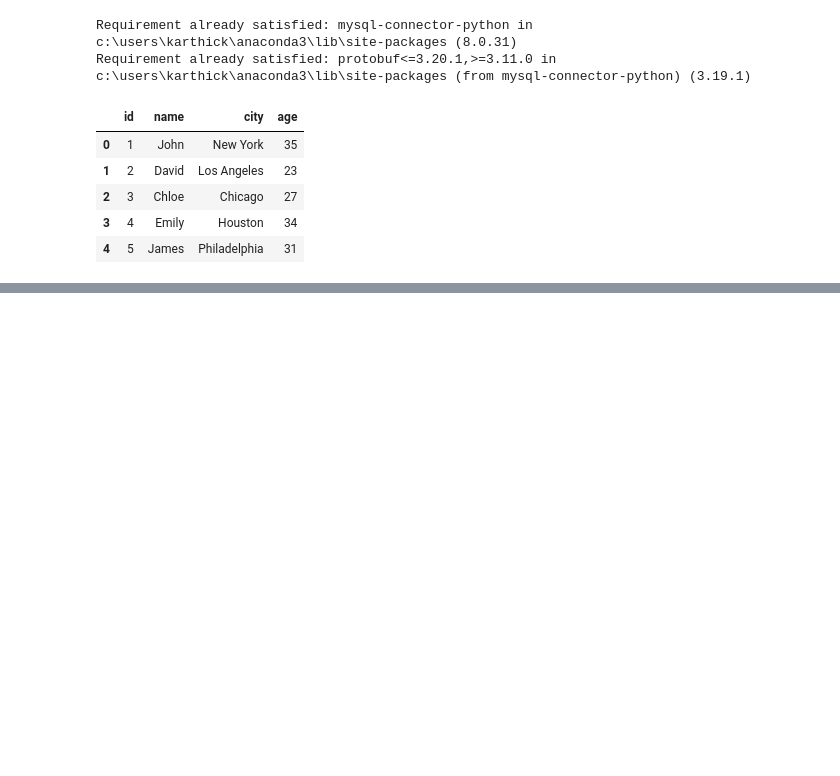
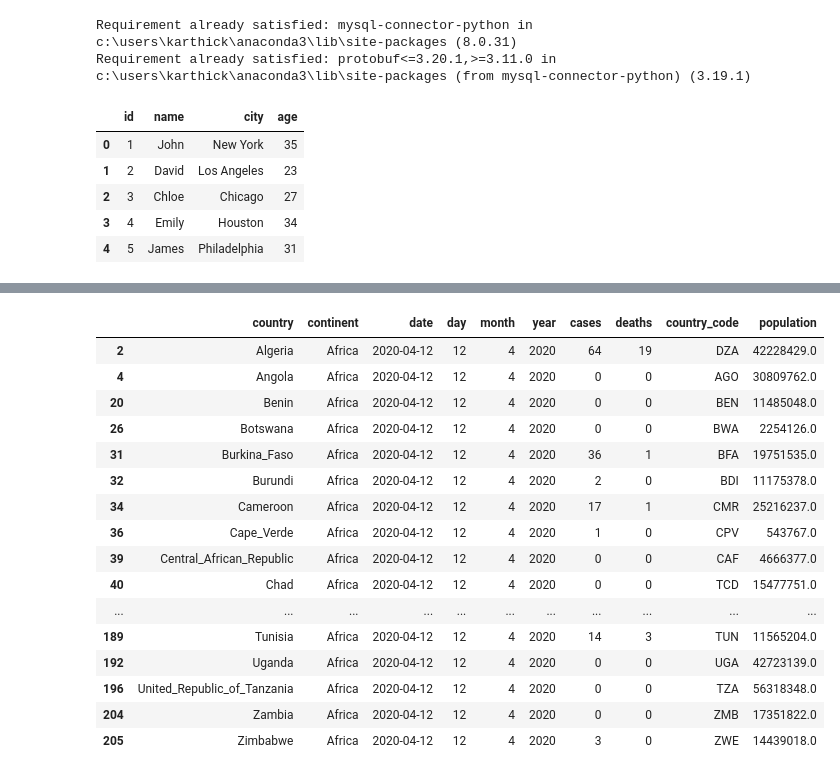
Before and after one commit to Edubridge-karthik/EXL-CHENNAI---8410-and-PUNE-8414-DA--Batch, a Jupyter notebook: EXL-CHENNAI and PUNE- DA/Pandas_lec.ipynb, the cells around one changed output, grey strips where cells are left out. Cells and saved outputs as stored; diff of their text form; code cells hidden in the pictures; blank space fills up the shorter version.

```diff
--- a/EXL-CHENNAI and PUNE- DA/Pandas_lec.ipynb
+++ b/EXL-CHENNAI and PUNE- DA/Pandas_lec.ipynb
@@ -852,0 +1290,4 @@ book_df.to_json(r"I:\EduBridge\Data\books.json")
+# %%
+url="https://raw.githubusercontent.com/svkarthik86/Advanced-python/main/subset-covid-data.csv"
+covid_data=pd.read_csv(url)
+covid_data.head(3)
@@ -852,0 +1331,2 @@ book_df.to_json(r"I:\EduBridge\Data\books.json")
+# %%
+covid_go=covid_data.groupby(['continent'])
@@ -852,0 +1372,20 @@ book_df.to_json(r"I:\EduBridge\Data\books.json")
+# %%
+covid_go.get_group('Africa')
+# %% [output]
+|  | country | continent | date | day | month | year | cases | deaths | country_code | population |
+| 2 | Algeria | Africa | 2020-04-12 | 12 | 4 | 2020 | 64 | 19 | DZA | 42228429.0 |
+| 4 | Angola | Africa | 2020-04-12 | 12 | 4 | 2020 | 0 | 0 | AGO | 30809762.0 |
+| 20 | Benin | Africa | 2020-04-12 | 12 | 4 | 2020 | 0 | 0 | BEN | 11485048.0 |
+| 26 | Botswana | Africa | 2020-04-12 | 12 | 4 | 2020 | 0 | 0 | BWA | 2254126.0 |
+| 31 | Burkina_Faso | Africa | 2020-04-12 | 12 | 4 | 2020 | 36 | 1 | BFA | 19751535.0 |
+| 32 | Burundi | Africa | 2020-04-12 | 12 | 4 | 2020 | 2 | 0 | BDI | 11175378.0 |
+| 34 | Cameroon | Africa | 2020-04-12 | 12 | 4 | 2020 | 17 | 1 | CMR | 25216237.0 |
+| 36 | Cape_Verde | Africa | 2020-04-12 | 12 | 4 | 2020 | 1 | 0 | CPV | 543767.0 |
+| 39 | Central_African_Republic | Africa | 2020-04-12 | 12 | 4 | 2020 | 0 | 0 | CAF | 4666377.0 |
+| 40 | Chad | Africa | 2020-04-12 | 12 | 4 | 2020 | 0 | 0 | TCD | 15477751.0 |
+| ... | ... | ... | ... | ... | ... | ... | ... | ... | ... | ... |
+| 189 | Tunisia | Africa | 2020-04-12 | 12 | 4 | 2020 | 14 | 3 | TUN | 11565204.0 |
+| 192 | Uganda | Africa | 2020-04-12 | 12 | 4 | 2020 | 0 | 0 | UGA | 42723139.0 |
+| 196 | United_Republic_of_Tanzania | Africa | 2020-04-12 | 12 | 4 | 2020 | 0 | 0 | TZA | 56318348.0 |
+| 204 | Zambia | Africa | 2020-04-12 | 12 | 4 | 2020 | 0 | 0 | ZMB | 17351822.0 |
+| 205 | Zimbabwe | Africa | 2020-04-12 | 12 | 4 | 2020 | 3 | 0 | ZWE | 14439018.0 |
```
Also changed, not shown: parts of 85 cells of this notebook.
